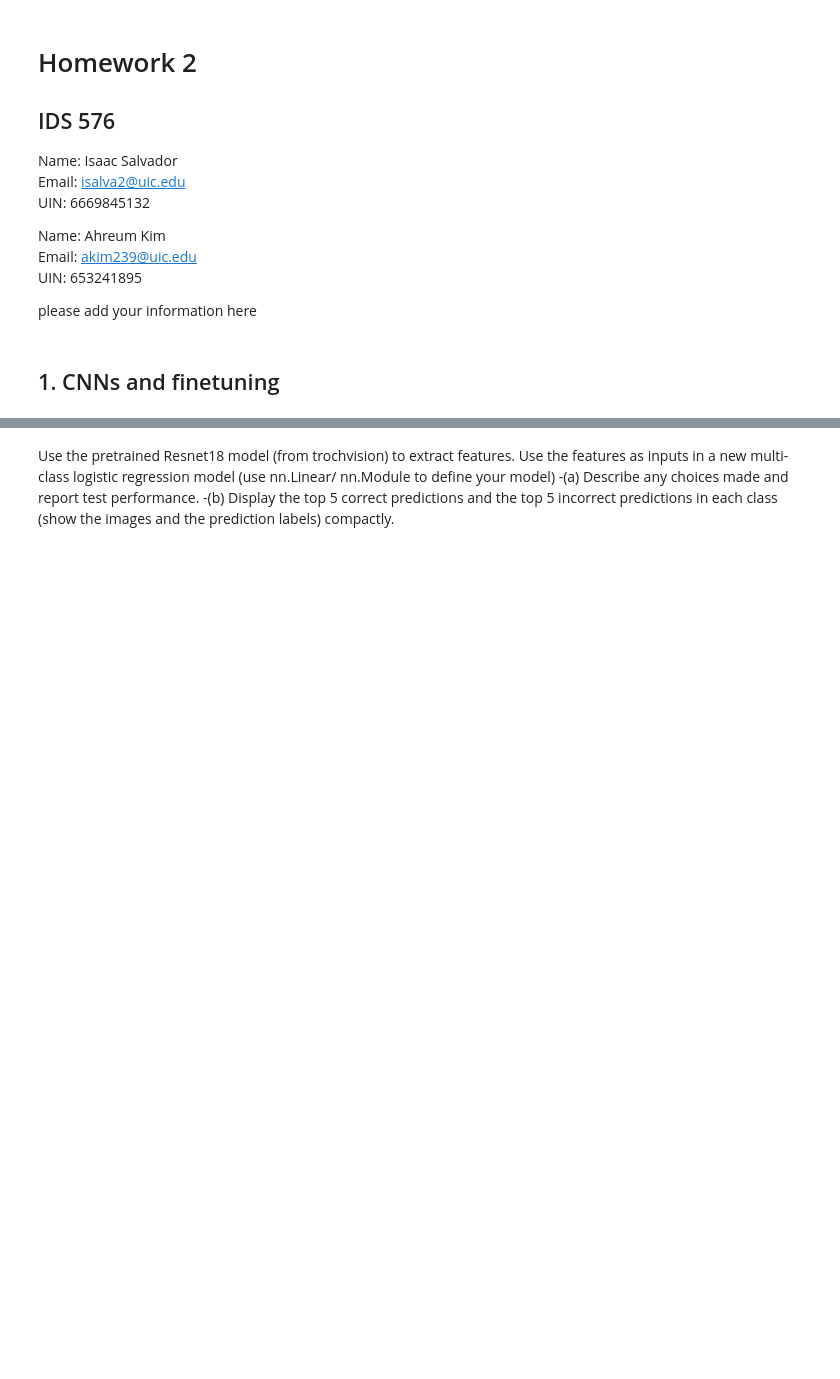
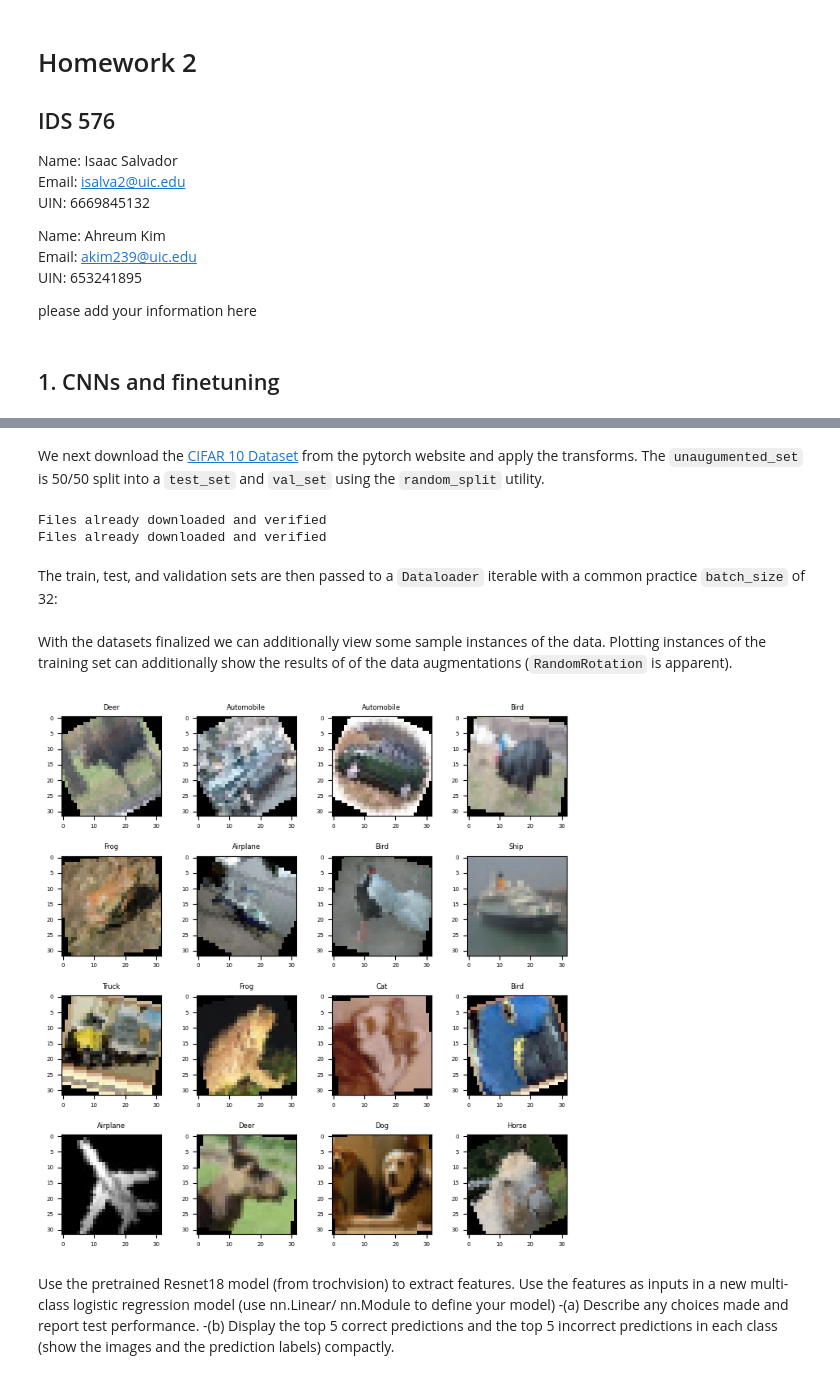
Before and after one commit to Team4IDS576/homework-assignments, a Jupyter notebook: Homework_2.ipynb, the cells around one changed output, grey strips where cells are left out. Cells and saved outputs as stored; diff of their text form; code cells hidden in the pictures; blank space fills up the shorter version.

```diff
--- a/Homework_2.ipynb
+++ b/Homework_2.ipynb
@@ -60,5 +61,66 @@ test_transform = transforms.compose(
     ]
 )
+# %% [markdown]
+We next download the [CIFAR 10 Dataset](https://pytorch.org/vision/stable/generated/torchvision.datasets.CIFAR10.html) from the pytorch website and apply the transforms. The `unaugumented_set` is 50/50 split into a `test_set` and `val_set` using the `random_split` utility.
+# %%
+import torchvision.datasets as datasets
+from torch.utils.data import random_split
+
+train_set = datasets.CIFAR10("./Misc_files/data", train=True, transform=train_transform, download=True)
+
+unaugmented_set = datasets.CIFAR10("./Misc_files/data", train=False, transform=unaugmented_transform, download=True)
+
+test_set, val_set = random_split(unaugmented_set, [0.5, 0.5])
+# %% [output]
+Files already downloaded and verified
+Files already downloaded and verified
+# %% [markdown]
+The train, test, and validation sets are then passed to a `Dataloader` iterable with a common practice `batch_size` of 32:
+# %%
+from torch.utils.data import DataLoader
+
+train_loader = DataLoader(train_set, batch_size = 32, shuffle=True)
+test_loader = DataLoader(test_set, batch_size = 32, shuffle=True)
+val_loader = DataLoader(val_set, batch_size = 32, shuffle=True)
+# %% [markdown]
+With the datasets finalized we can additionally view some sample instances of the data. Plotting instances of the training set can additionally show the results of of the data augmentations (`RandomRotation` is apparent).
+# %%
+import numpy as np
+import matplotlib.pyplot as plt
+plt.rcParams.update({'font.size': 5})
+
+CIFAR10_labels = {
+    0: 'Airplane',
+    1: 'Automobile',
+    2: 'Bird',
+    3: 'Cat',
+    4: 'Deer',
+    5: 'Dog',
+    6: 'Frog',
+    7: 'Horse',
+    8: 'Ship',
+    9: 'Truck'
+}
+
+images, labels = next(iter(train_loader))
+
+# Define plot size and DPI
+fig = plt.figure(figsize=(8, 8), dpi=100)
+
+# Adjust space between subplots
+plt.subplots_adjust(left=0.1, right=0.9, top=0.9, bottom=0.1, wspace=0.2, hspace=0.4)
+
+for i in range(16):
+    ax = fig.add_subplot(4, 4, i+1)
+    ax.set_title(CIFAR10_labels.get(int(labels[i])))
+    img = images[i].numpy().transpose((1, 2, 0))
+    img = std * img + mean
+    img = np.clip(img, 0, 1.)
+    plt.imshow(img)
+
+plt.show()
+# %% [output]
+[figure, added]
 # %% [markdown]
 Use the pretrained Resnet18 model (from trochvision) to extract features. Use the features as inputs in a new multi-class logistic regression model (use nn.Linear/ nn.Module to define your model)
 	 -(a) Describe any choices made and report test performance.
```
Also changed, not shown: parts of 2 cells of this notebook.
